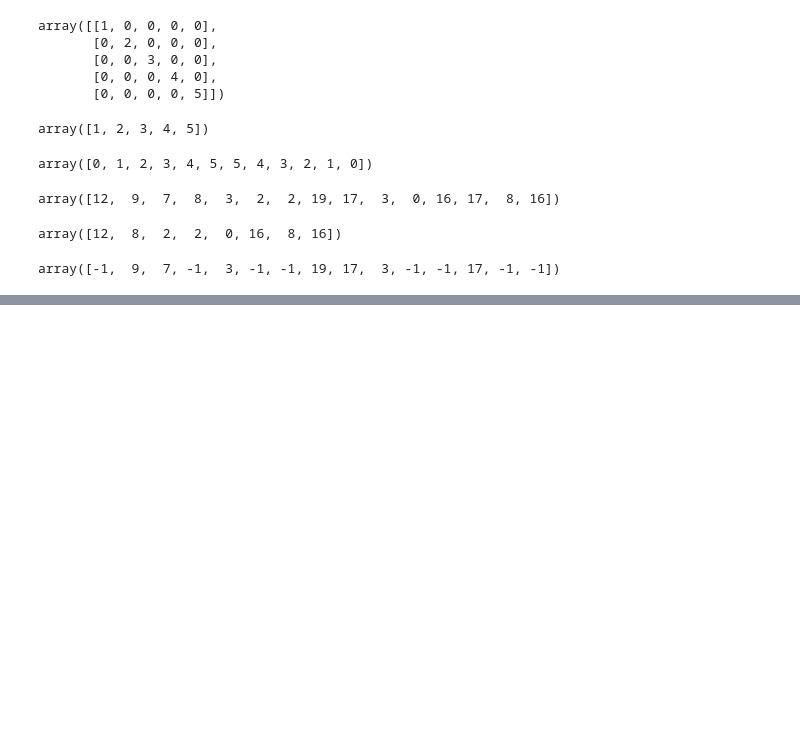
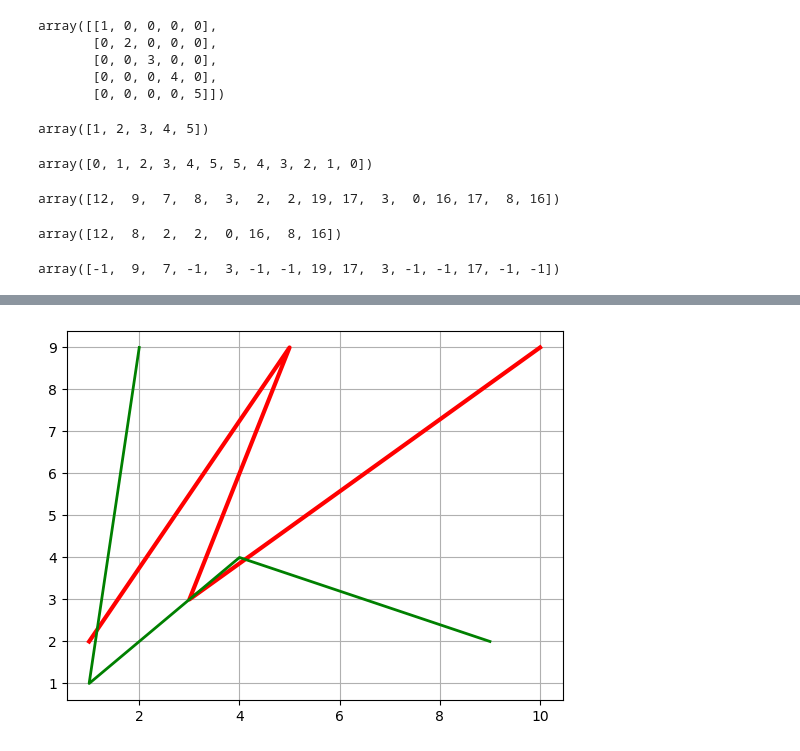
Before and after one commit to kunalmalav/python-libraries, a Jupyter notebook: Untitled.ipynb, the cells around one changed output, grey strips where cells are left out. Cells and saved outputs as stored; diff of their text form; code cells hidden in the pictures; blank space fills up the shorter version.

Commit message:
plot more

```diff
--- a/Untitled.ipynb
+++ b/Untitled.ipynb
@@ -137,0 +138,14 @@ plt.show()
+# %%
+x1 = [1,5,3,10]
+x2 = [2,1,4,9]
+y1 = [2,9,3,9]
+y2 = [9,1,4,2]
+
+lines = plt.plot(x1,y1,x2,y2)
+
+plt.setp(lines[0], color = 'r', linewidth = 3.0)
+plt.setp(lines[1], 'color', 'g', linewidth = 2.0)
+
+plt.grid()
+# %% [output]
+[figure, added]
```
Also changed, not shown: parts of 13 cells of this notebook.
